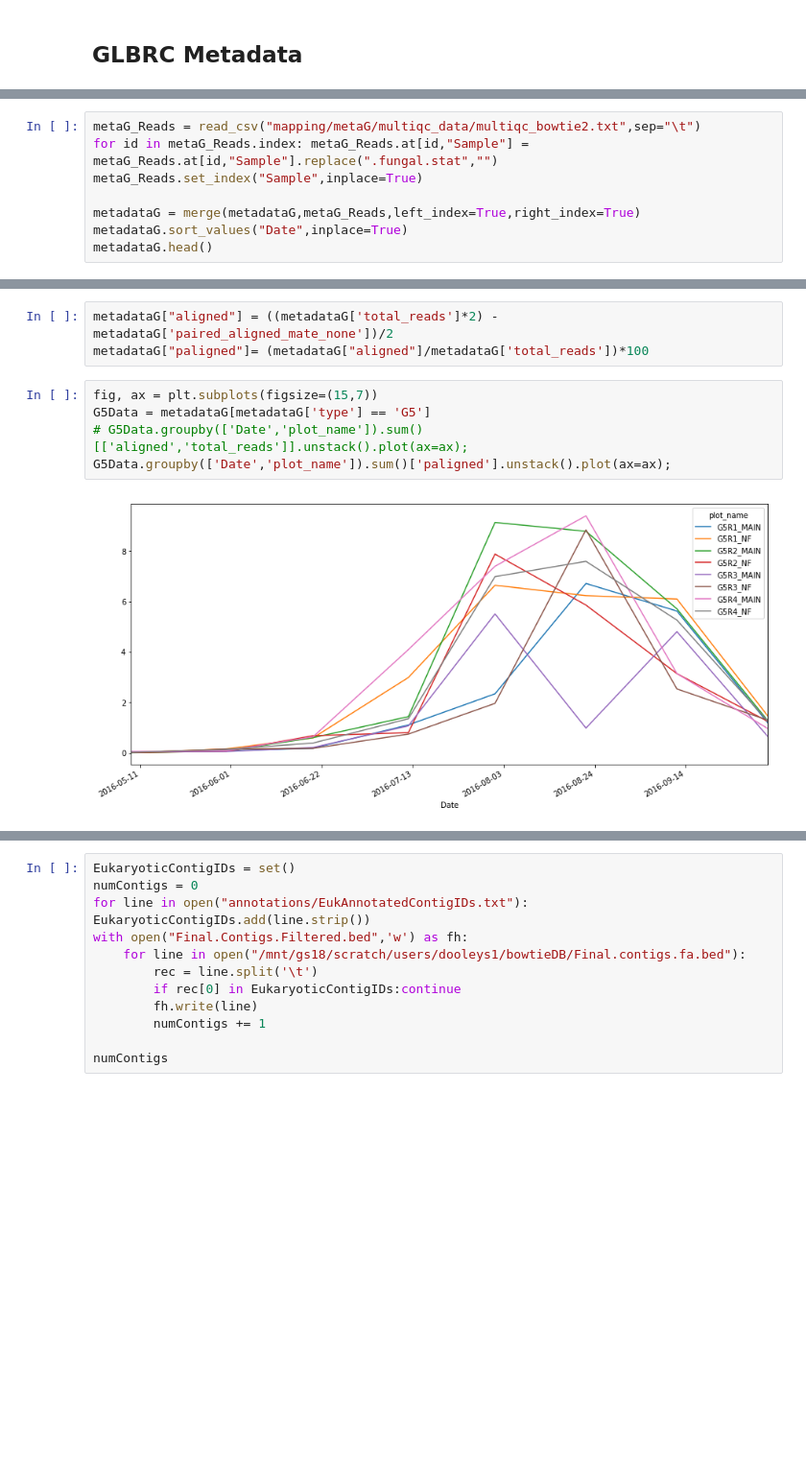
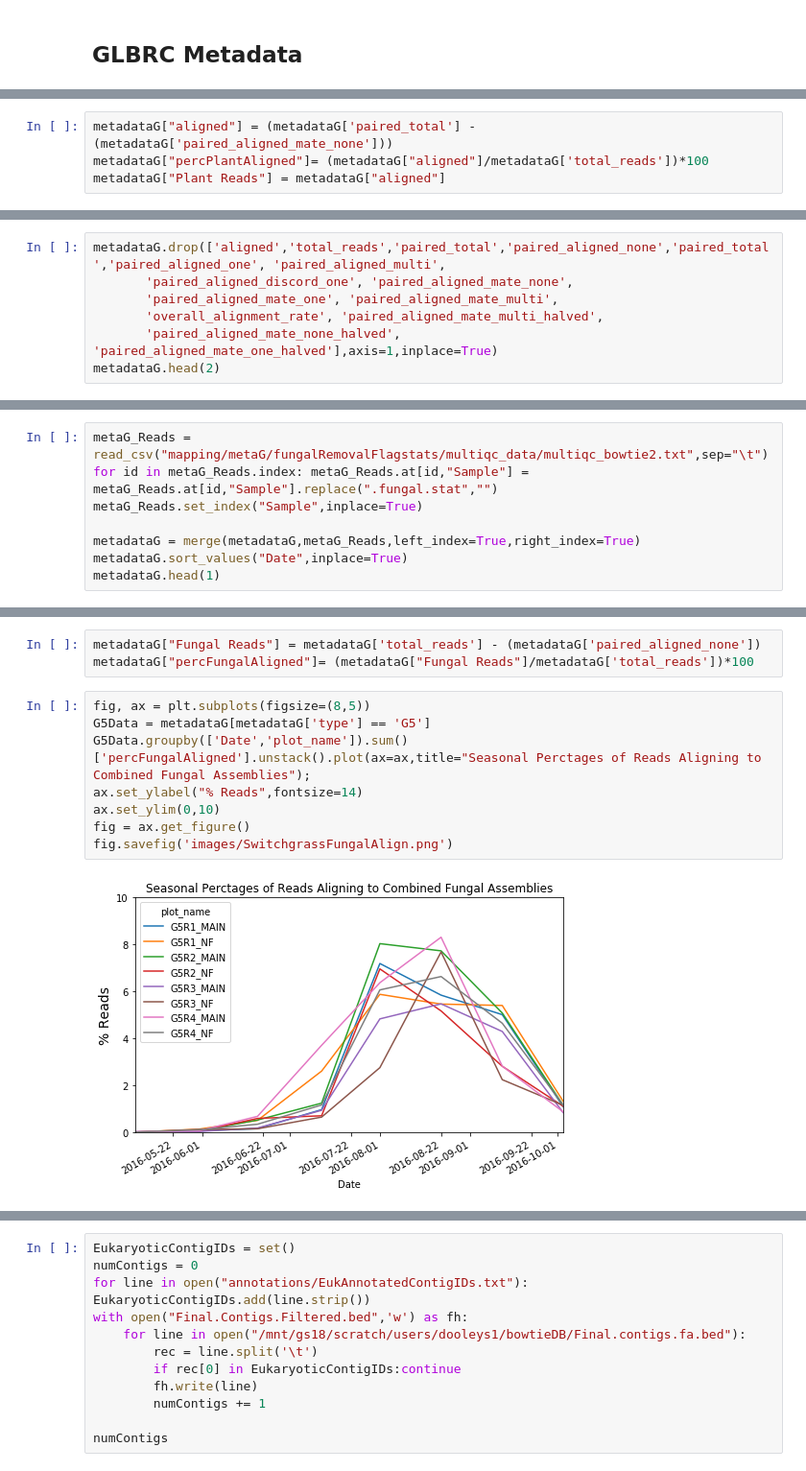
Before and after one commit to skDooley/GLBRC, a Jupyter notebook: 2016_WGS_DataPrep.ipynb, the cells around one changed output, grey strips where cells are left out. Shown at 96% size. Drawn from its saved outputs; the diff is of its cells as text; blank space fills up the shorter version.

```diff
--- a/2016_WGS_DataPrep.ipynb
+++ b/2016_WGS_DataPrep.ipynb
@@ -95,0 +220,4 @@ metadataT.sort_values("Date",inplace=True)
+# %%
+metadataG["aligned"] = (metadataG['paired_total'] - (metadataG['paired_aligned_mate_none']))
+metadataG["percPlantAligned"]= (metadataG["aligned"]/metadataG['total_reads'])*100
+metadataG["Plant Reads"] = metadataG["aligned"]
@@ -95,0 +252,7 @@ metadataT.sort_values("Date",inplace=True)
+# %%
+metadataG.drop(['aligned','total_reads','paired_total','paired_aligned_none','paired_total','paired_aligned_one', 'paired_aligned_multi',
+       'paired_aligned_discord_one', 'paired_aligned_mate_none',
+       'paired_aligned_mate_one', 'paired_aligned_mate_multi',
+       'overall_alignment_rate', 'paired_aligned_mate_multi_halved',
+       'paired_aligned_mate_none_halved', 'paired_aligned_mate_one_halved'],axis=1,inplace=True)
+metadataG.head(2)
@@ -96,9 +263,9 @@ metadataT.sort_values("Date",inplace=True)
 # %%
-metaG_Reads = read_csv("mapping/metaG/multiqc_data/multiqc_bowtie2.txt",sep="\t")
+metaG_Reads = read_csv("mapping/metaG/fungalRemovalFlagstats/multiqc_data/multiqc_bowtie2.txt",sep="\t")
 for id in metaG_Reads.index: metaG_Reads.at[id,"Sample"] = metaG_Reads.at[id,"Sample"].replace(".fungal.stat","")
 metaG_Reads.set_index("Sample",inplace=True)
 
 metadataG = merge(metadataG,metaG_Reads,left_index=True,right_index=True)
 metadataG.sort_values("Date",inplace=True)
-metadataG.head()
+metadataG.head(1)
 # %% [output]
@@ -111,10 +289,13 @@ metadataG.head()
 # %%
-metadataG["aligned"] = ((metadataG['total_reads']*2) -metadataG['paired_aligned_mate_none'])/2
-metadataG["paligned"]= (metadataG["aligned"]/metadataG['total_reads'])*100
+metadataG["Fungal Reads"] = metadataG['total_reads'] - (metadataG['paired_aligned_none'])
+metadataG["percFungalAligned"]= (metadataG["Fungal Reads"]/metadataG['total_reads'])*100
 # %%
-fig, ax = plt.subplots(figsize=(15,7))
+fig, ax = plt.subplots(figsize=(8,5))
 G5Data = metadataG[metadataG['type'] == 'G5']
-# G5Data.groupby(['Date','plot_name']).sum()[['aligned','total_reads']].unstack().plot(ax=ax);
-G5Data.groupby(['Date','plot_name']).sum()['paligned'].unstack().plot(ax=ax);
+G5Data.groupby(['Date','plot_name']).sum()['percFungalAligned'].unstack().plot(ax=ax,title="Seasonal Perctages of Reads Aligning to Combined Fungal Assemblies");
+ax.set_ylabel("% Reads",fontsize=14)
+ax.set_ylim(0,10)
+fig = ax.get_figure()
+fig.savefig('images/SwitchgrassFungalAlign.png')
 # %% [output]
-[figure, old version]
+[figure, new version]
```
Also changed, not shown: parts of 31 cells of this notebook, 4 other files.
